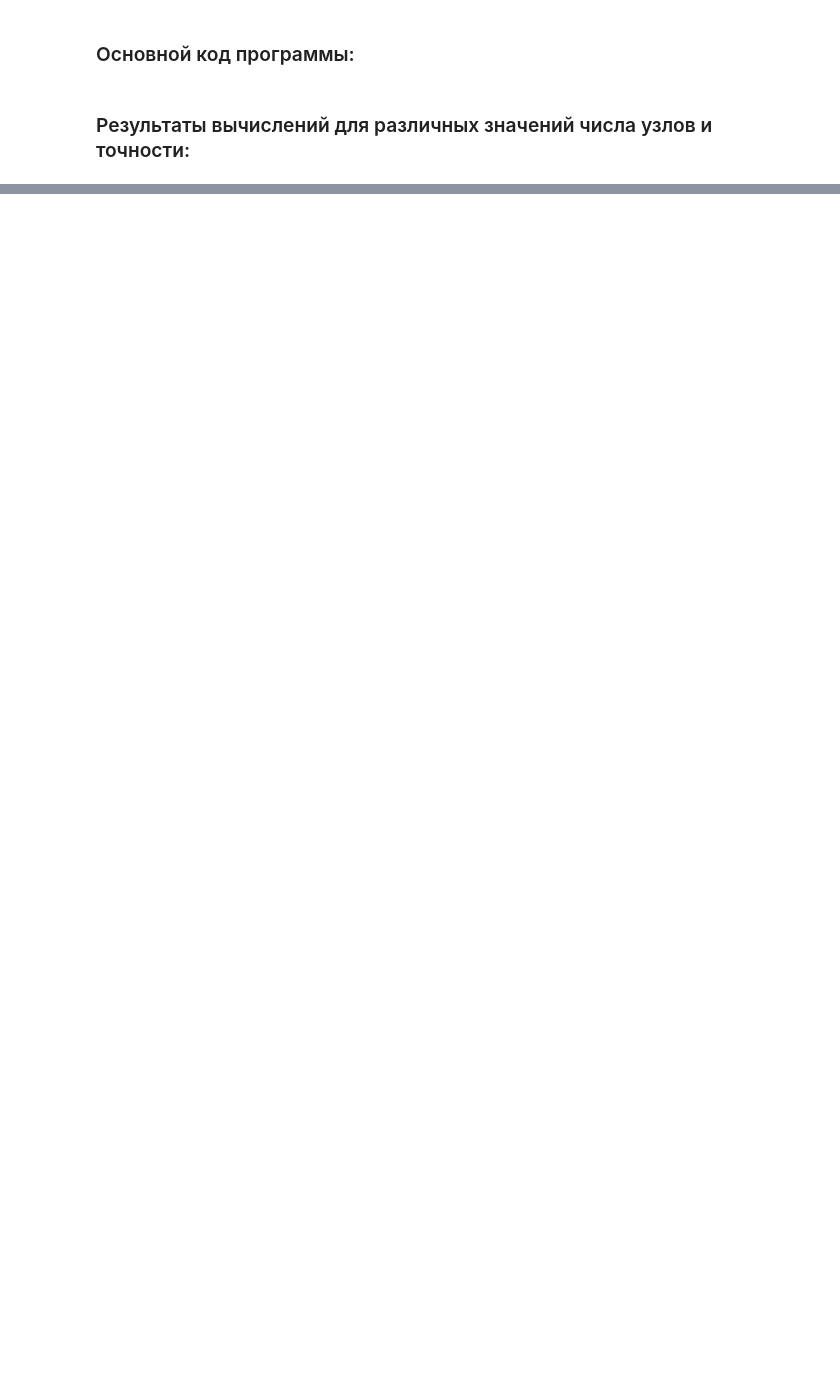
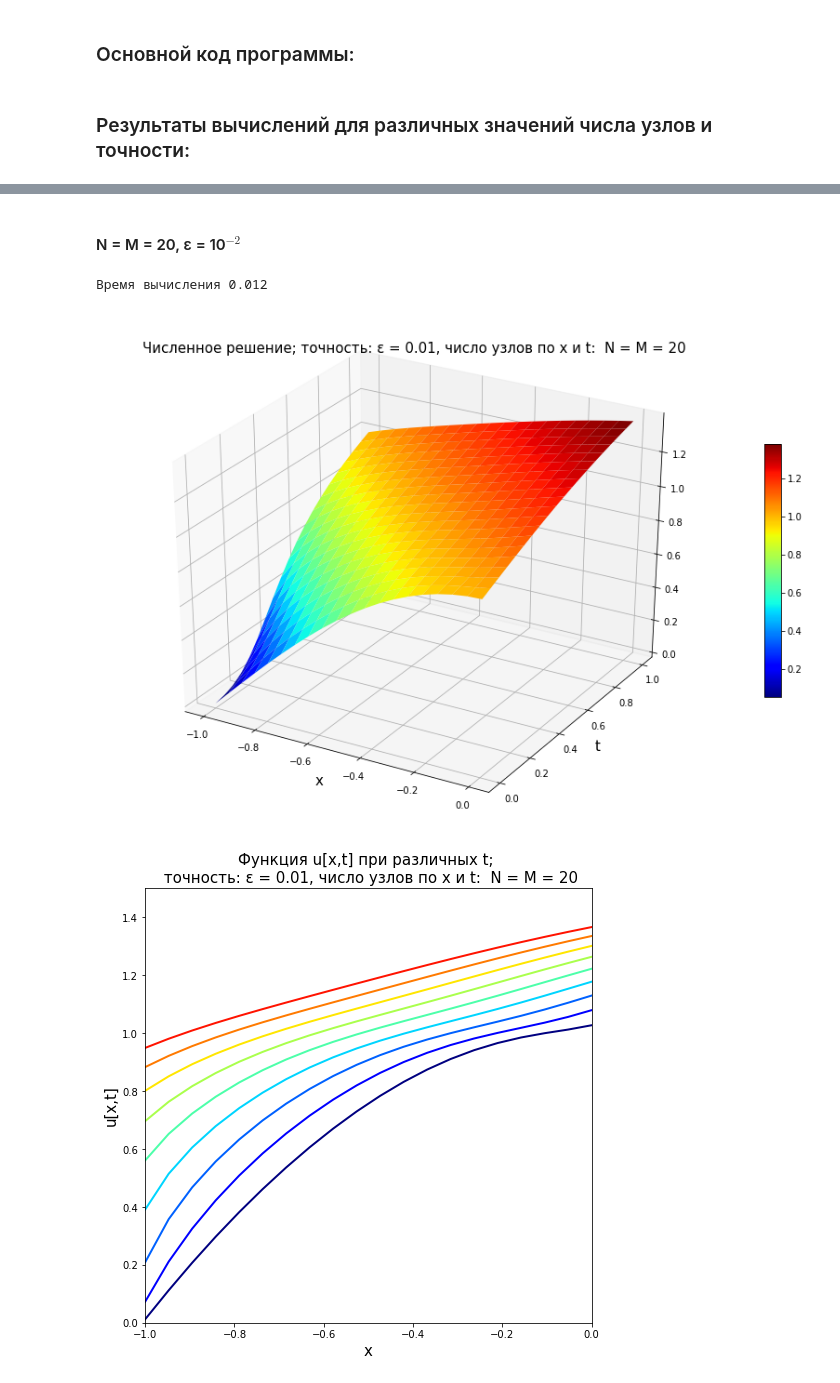
Before and after one commit to ctbip/omm-praki, a Jupyter notebook: styrov-28var.ipynb, the cells around one changed output, grey strips where cells are left out. Saved outputs shown, nothing was run; the diff lists cells and outputs as text; code cells hidden in the pictures; blank space fills up the shorter version.

```diff
--- a/styrov-28var.ipynb
+++ b/styrov-28var.ipynb
@@ -164,0 +189,8 @@ solve_and_plot(10000, 10000, 1e-6)
+# %% [markdown]
+#### N = M = 20, ε = 10$^{-2}$
+# %%
+solve_and_plot(20, 20, 1e-2)
+# %% [output]
+Время вычисления 0.012
+[figure, added]
+[figure, added]
```
Also changed, not shown: parts of 10 cells of this notebook.
